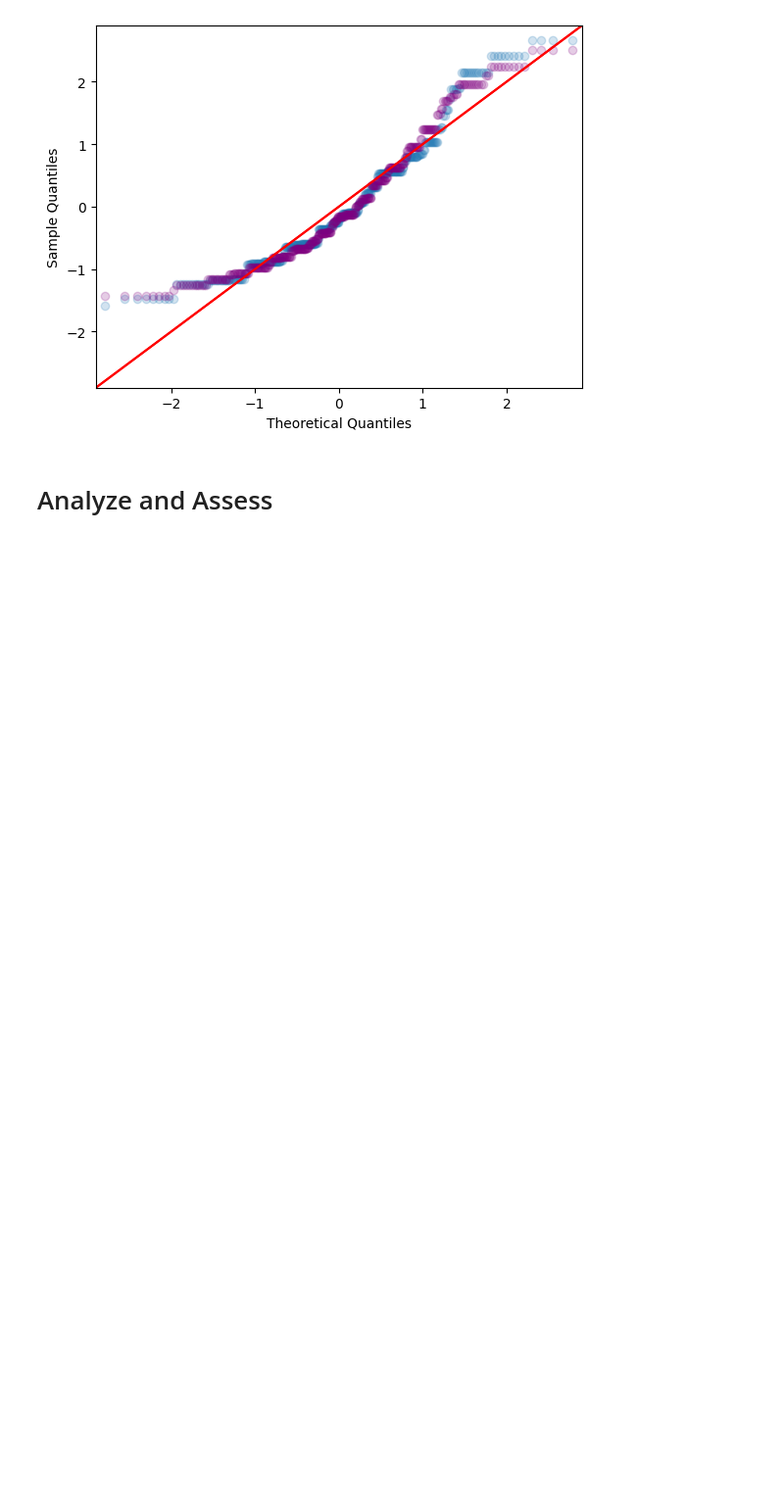
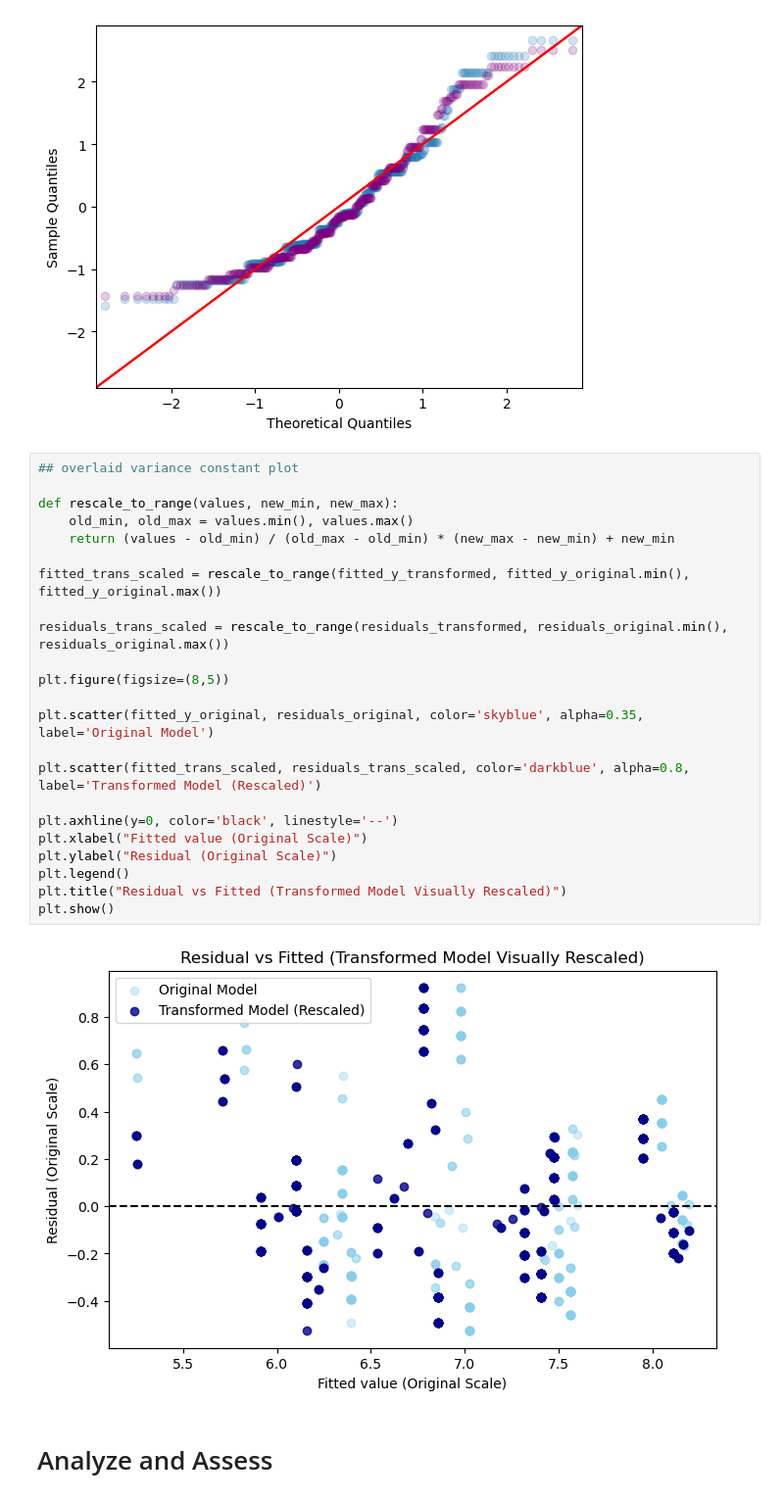
Before and after one commit to eric-y33/Math360-MAGC3, a Jupyter notebook: Final.ipynb, the cells around one changed output. Shown: that part at 98% size. Saved outputs shown, nothing was run; the diff lists cells and outputs as text; blank space fills up the shorter version.

Commit message:
overlaid residual vs fitted plot

```diff
--- a/Final.ipynb
+++ b/Final.ipynb
@@ -137,5 +137,30 @@ sm.qqplot(residuals_original, fit = True, line='45', markerfacecolor='purple', m
 plt.show()
 # %% [output]
 [figure]
+# %%
+## overlaid variance constant plot
+
+def rescale_to_range(values, new_min, new_max):
+    old_min, old_max = values.min(), values.max()
+    return (values - old_min) / (old_max - old_min) * (new_max - new_min) + new_min
+
+fitted_trans_scaled = rescale_to_range(fitted_y_transformed, fitted_y_original.min(), fitted_y_original.max())
+
+residuals_trans_scaled = rescale_to_range(residuals_transformed, residuals_original.min(), residuals_original.max())
+
+plt.figure(figsize=(8,5))
+
+plt.scatter(fitted_y_original, residuals_original, color='skyblue', alpha=0.35, label='Original Model')
+
+plt.scatter(fitted_trans_scaled, residuals_trans_scaled, color='darkblue', alpha=0.8, label='Transformed Model (Rescaled)')
+
+plt.axhline(y=0, color='black', linestyle='--')
+plt.xlabel("Fitted value (Original Scale)")
+plt.ylabel("Residual (Original Scale)")
+plt.legend()
+plt.title("Residual vs Fitted (Transformed Model Visually Rescaled)")
+plt.show()
+# %% [output]
+[figure, added]
 # %% [markdown]
 # Analyze and Assess
```
Also changed, not shown: parts of 1 cell of this notebook.
